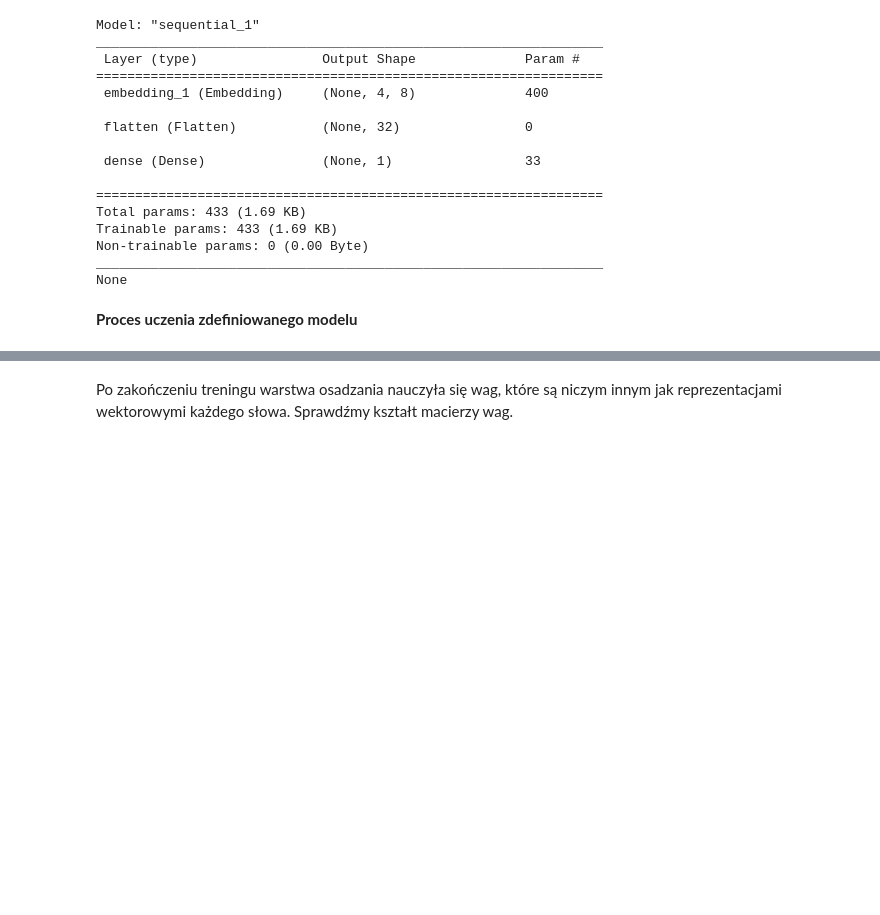
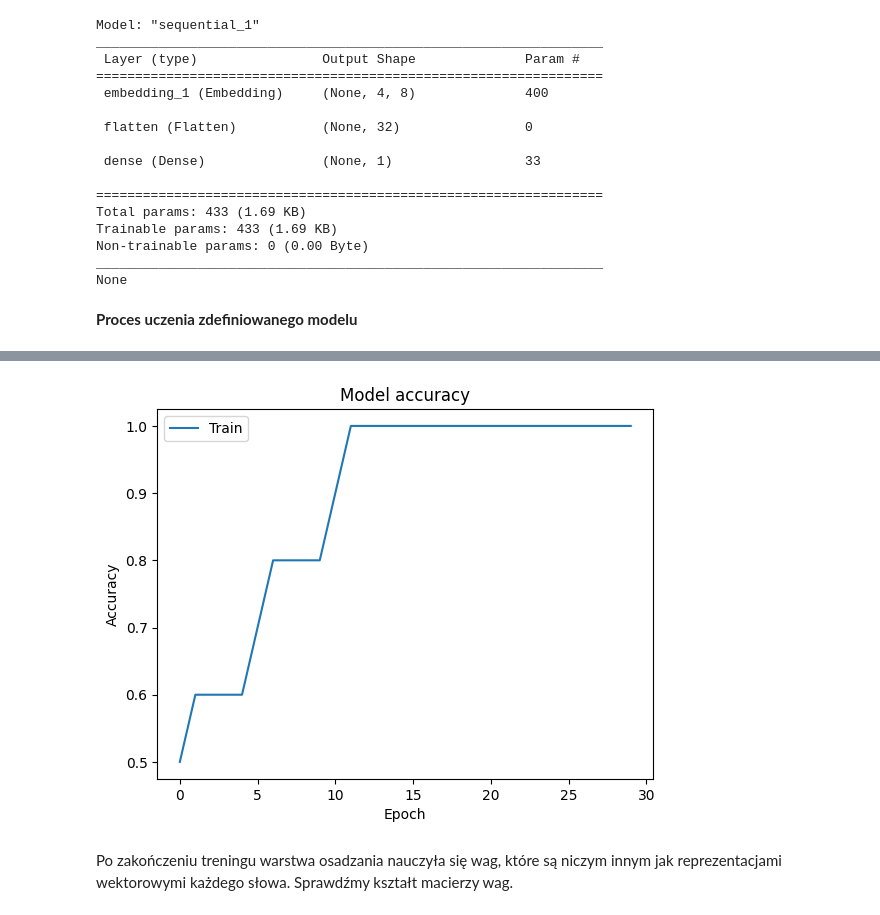
Before and after one commit to adalbertii/modele-NLP, a Jupyter notebook: Embedding_01.ipynb, the cells around one changed output, grey strips where cells are left out. Saved outputs shown, nothing was run; the diff lists cells and outputs as text; code cells hidden in the pictures; blank space fills up the shorter version.

```diff
--- a/Embedding_01.ipynb
+++ b/Embedding_01.ipynb
@@ -160,7 +160,7 @@ model = Sequential()
 model.add(embedding_layer)
 model.add(Flatten())
 model.add(Dense(1,activation='sigmoid'))
-model.compile(optimizer='adam',loss='binary_crossentropy',metrics=['acc'])
+model.compile(optimizer='adam',loss='binary_crossentropy',metrics=['accuracy'])
 # %%
 print(model.summary())
 # %% [output]
@@ -183,6 +183,6 @@ None
 # %% [markdown]
 **Proces uczenia zdefiniowanego modelu**
 # %%
-model.fit(padded_reviews,labels,epochs=30,verbose=1)
+history = model.fit(padded_reviews,labels,epochs=30,verbose=1)
 # %% [output]
 Epoch 1/30
@@ -206,3 +205,16 @@ Epoch 30/30
+# %%
+import matplotlib.pyplot as plt
+%matplotlib inline
+
+plt.plot(history.history['accuracy'])
+
+plt.title('Model accuracy')
+plt.ylabel('Accuracy')
+plt.xlabel('Epoch')
+plt.legend(['Train', 'Validation'], loc='upper left')
+plt.show()
+# %% [output]
+[figure, added]
 # %% [markdown]
 Po zakończeniu treningu warstwa osadzania nauczyła się wag, które są niczym innym jak reprezentacjami wektorowymi każdego słowa. Sprawdźmy kształt macierzy wag.
 # %%
```
Also changed, not shown: parts of 2 cells of this notebook.
